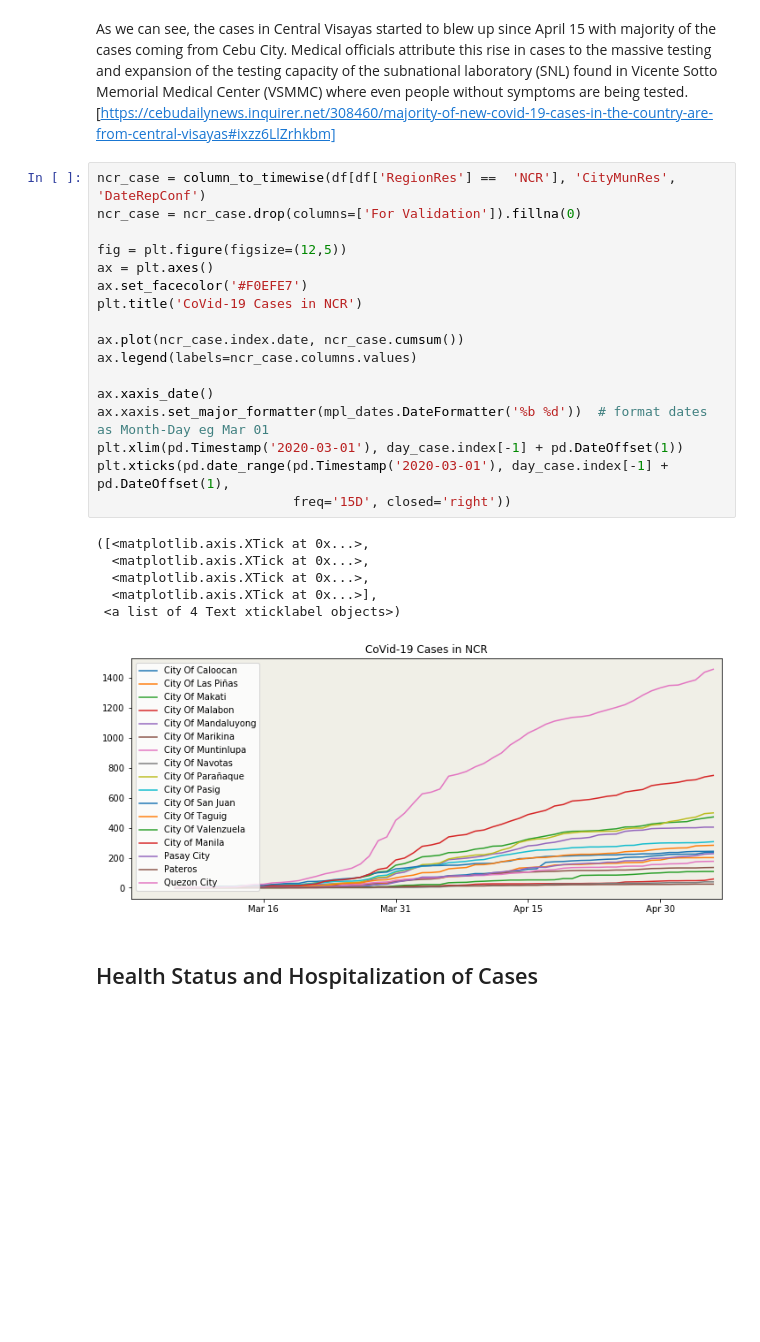
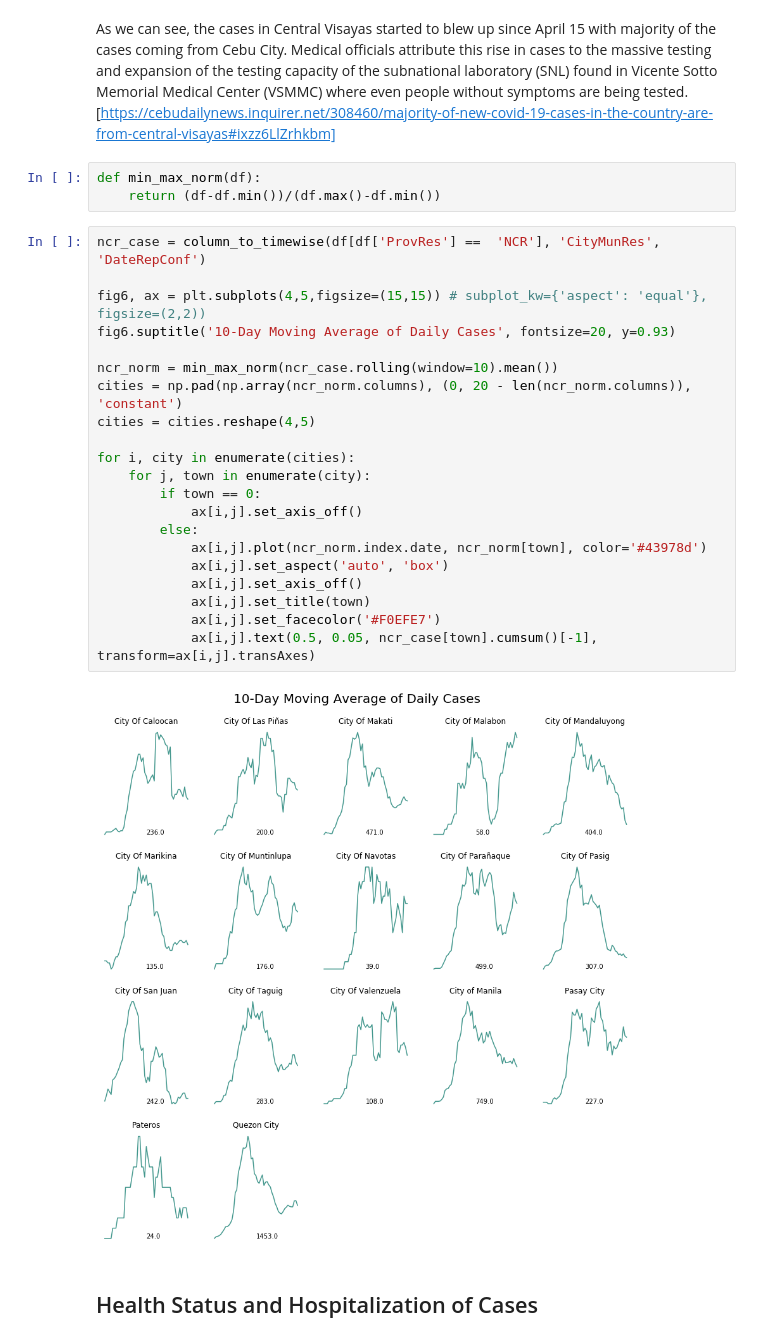
Before and after one commit to jpcajanding/Covid-19-Visualizations, a Jupyter notebook: philippines_charts.ipynb, the cells around one changed output. Drawn from its saved outputs; the diff is of its cells as text; blank space fills up the shorter version.

```diff
--- a/philippines_charts.ipynb
+++ b/philippines_charts.ipynb
@@ -451,29 +441,31 @@ plt.xticks(pd.date_range(pd.Timestamp('2020-03-01'), cebu_case.index[-1] + pd.Da
 # %% [markdown]
 As we can see, the cases in Central Visayas started to blew up since April 15 with majority of the cases coming from Cebu City. Medical officials attribute this rise in cases to the massive testing and expansion of the testing capacity of the subnational laboratory (SNL) found in Vicente Sotto Memorial Medical Center (VSMMC) where even people without symptoms are being tested. [https://cebudailynews.inquirer.net/308460/majority-of-new-covid-19-cases-in-the-country-are-from-central-visayas#ixzz6LlZrhkbm]
-# %%
-ncr_case = column_to_timewise(df[df['RegionRes'] ==  'NCR'], 'CityMunRes', 'DateRepConf')
-ncr_case = ncr_case.drop(columns=['For Validation']).fillna(0)
-
-fig = plt.figure(figsize=(12,5))
-ax = plt.axes()
-ax.set_facecolor('#F0EFE7')
-plt.title('CoVid-19 Cases in NCR')
-
-ax.plot(ncr_case.index.date, ncr_case.cumsum())
-ax.legend(labels=ncr_case.columns.values)
-
-ax.xaxis_date()
-ax.xaxis.set_major_formatter(mpl_dates.DateFormatter('%b %d'))  # format dates as Month-Day eg Mar 01
-plt.xlim(pd.Timestamp('2020-03-01'), day_case.index[-1] + pd.DateOffset(1))
-plt.xticks(pd.date_range(pd.Timestamp('2020-03-01'), day_case.index[-1] + pd.DateOffset(1),
-                         freq='15D', closed='right'))
-# %% [output]
-([<matplotlib.axis.XTick at 0x...>,
-  <matplotlib.axis.XTick at 0x...>,
-  <matplotlib.axis.XTick at 0x...>,
-  <matplotlib.axis.XTick at 0x...>],
- <a list of 4 Text xticklabel objects>)
-[figure, removed]
+# %%
+def min_max_norm(df):
+    return (df-df.min())/(df.max()-df.min())
+# %%
+ncr_case = column_to_timewise(df[df['ProvRes'] ==  'NCR'], 'CityMunRes', 'DateRepConf')
+
+fig6, ax = plt.subplots(4,5,figsize=(15,15)) # subplot_kw={'aspect': 'equal'}, figsize=(2,2))
+fig6.suptitle('10-Day Moving Average of Daily Cases', fontsize=20, y=0.93)
+
+ncr_norm = min_max_norm(ncr_case.rolling(window=10).mean())
+cities = np.pad(np.array(ncr_norm.columns), (0, 20 - len(ncr_norm.columns)), 'constant')
+cities = cities.reshape(4,5)
+
+for i, city in enumerate(cities):
+    for j, town in enumerate(city):
+        if town == 0:
+            ax[i,j].set_axis_off()
+        else:
+            ax[i,j].plot(ncr_norm.index.date, ncr_norm[town], color='#43978d')
+            ax[i,j].set_aspect('auto', 'box')
+            ax[i,j].set_axis_off()
+            ax[i,j].set_title(town)
+            ax[i,j].set_facecolor('#F0EFE7')
+            ax[i,j].text(0.5, 0.05, ncr_case[town].cumsum()[-1], transform=ax[i,j].transAxes)
+# %% [output]
+[figure, added]
 # %% [markdown]
 ## Health Status and Hospitalization of Cases
 # %%
```
Also changed, not shown: parts of 15 cells of this notebook, 1 other file.
